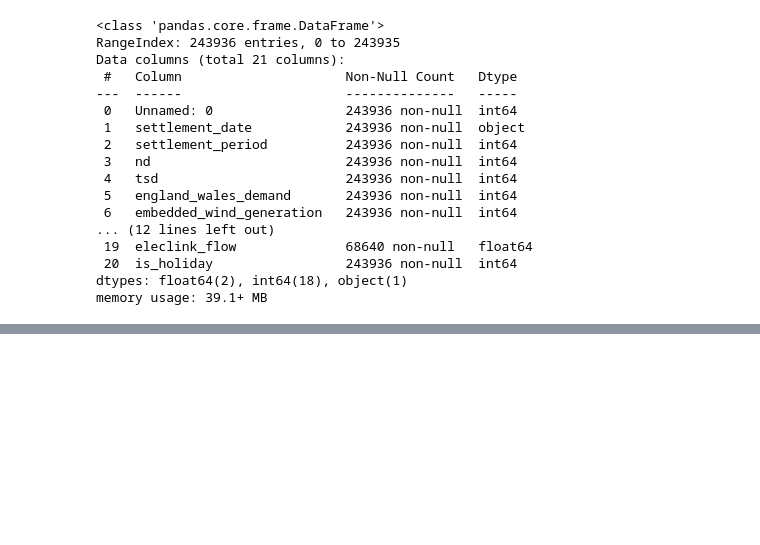
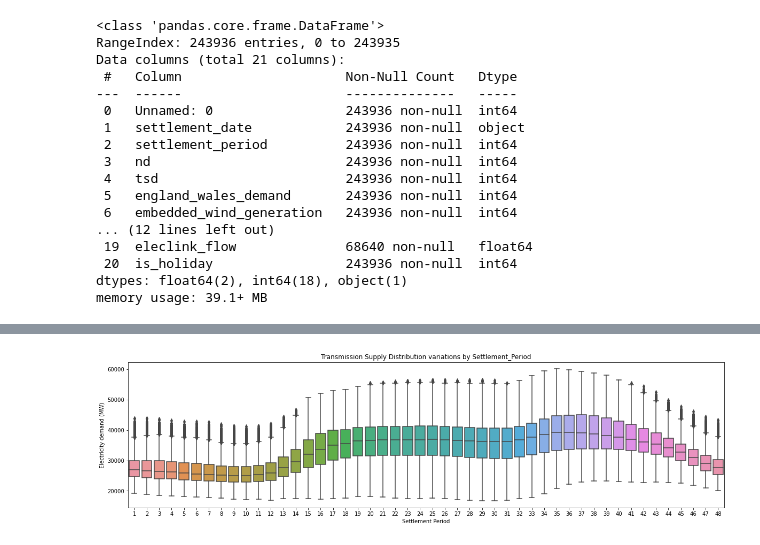
Before and after one commit to ameyak2310/EnergyDemandForecasting_TimeSeriesAnalysis, a Jupyter notebook: EnergyDemandForecast.ipynb, the cells around one changed output, grey strips where cells are left out. Cells and saved outputs as stored; diff of their text form; code cells hidden in the pictures; blank space fills up the shorter version.

```diff
--- a/EnergyDemandForecast.ipynb
+++ b/EnergyDemandForecast.ipynb
@@ -60,0 +147,15 @@ dtype: bool
+# %%
+# Adding New Features by Seperating Date, Month, Year, Hour etc.
+df["day_of_month"] = df.index.day
+df["day_of_week"] = df.index.day_of_week
+df["day_of_year"] = df.index.day_of_year
+df["quarter"] = df.index.quarter
+df["month"] = df.index.month
+df["year"] = df.index.year
+df["week_of_year"] = df.index.isocalendar().week.astype("int64")
+# %%
+# Adding yearly Lags
+target_map = df["tsd"].to_dict()
+df["lag_1y"] = (df.index - pd.Timedelta("364 days")).map(target_map)
+df["lag_2y"] = (df.index - pd.Timedelta("728 days")).map(target_map)
+df["lag_3y"] = (df.index - pd.Timedelta("1092 days")).map(target_map)
@@ -60,0 +212,13 @@ dtype: bool
+# %%
+fig, ax = plt.subplots(figsize=(20, 5))
+sns.boxplot(data=df,
+            x="settlement_period",
+            y="tsd",
+            )
+ax.set_xticks(range(0, 48))
+ax.set_xticklabels(range(1, 49))
+ax.set_xlabel("Settlement Period")
+ax.set_ylabel("Electricity demand (MW)")
+ax.set_title("Transmission Supply Distribution variations by Settlement_Period");
+# %% [output]
+[figure, added]
```
Also changed, not shown: parts of 63 cells of this notebook, 2 other files.
